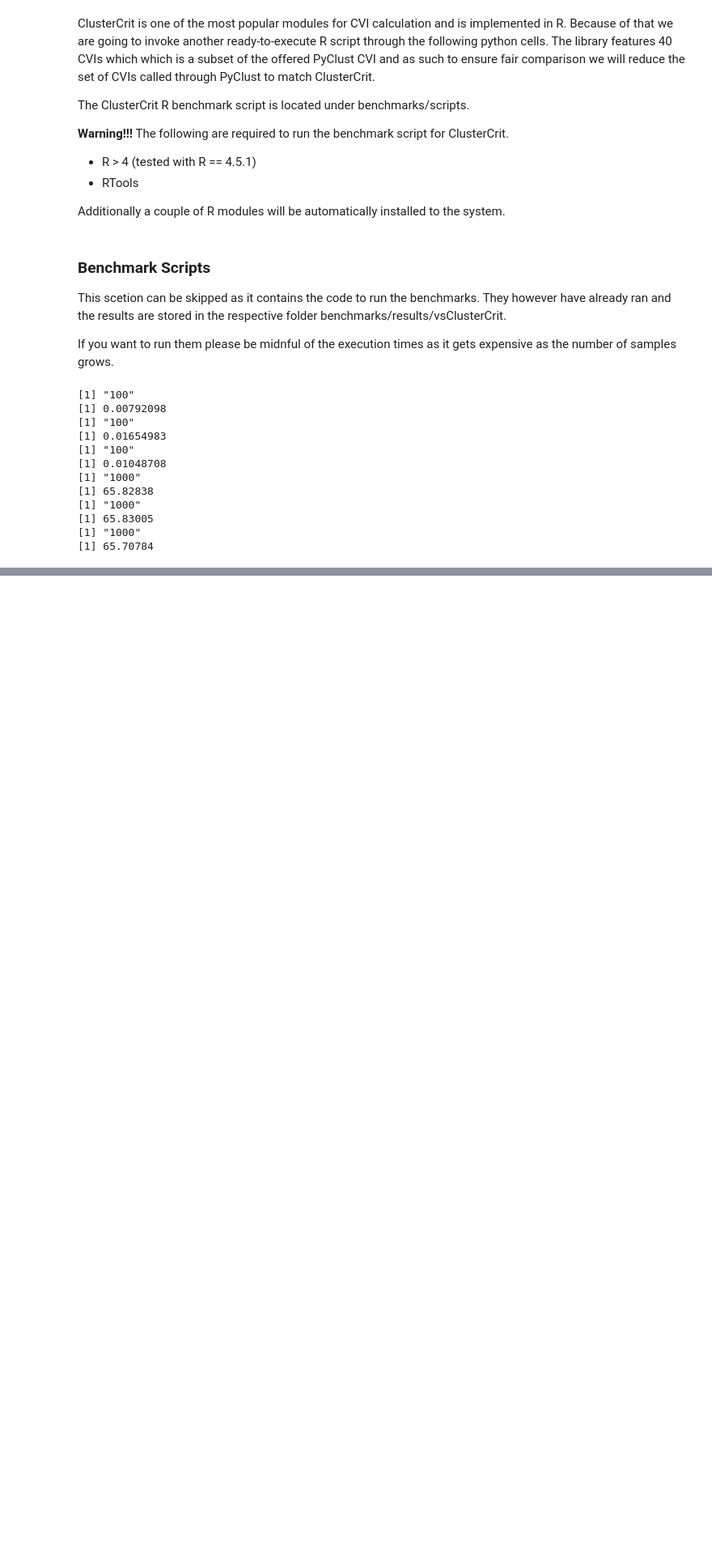
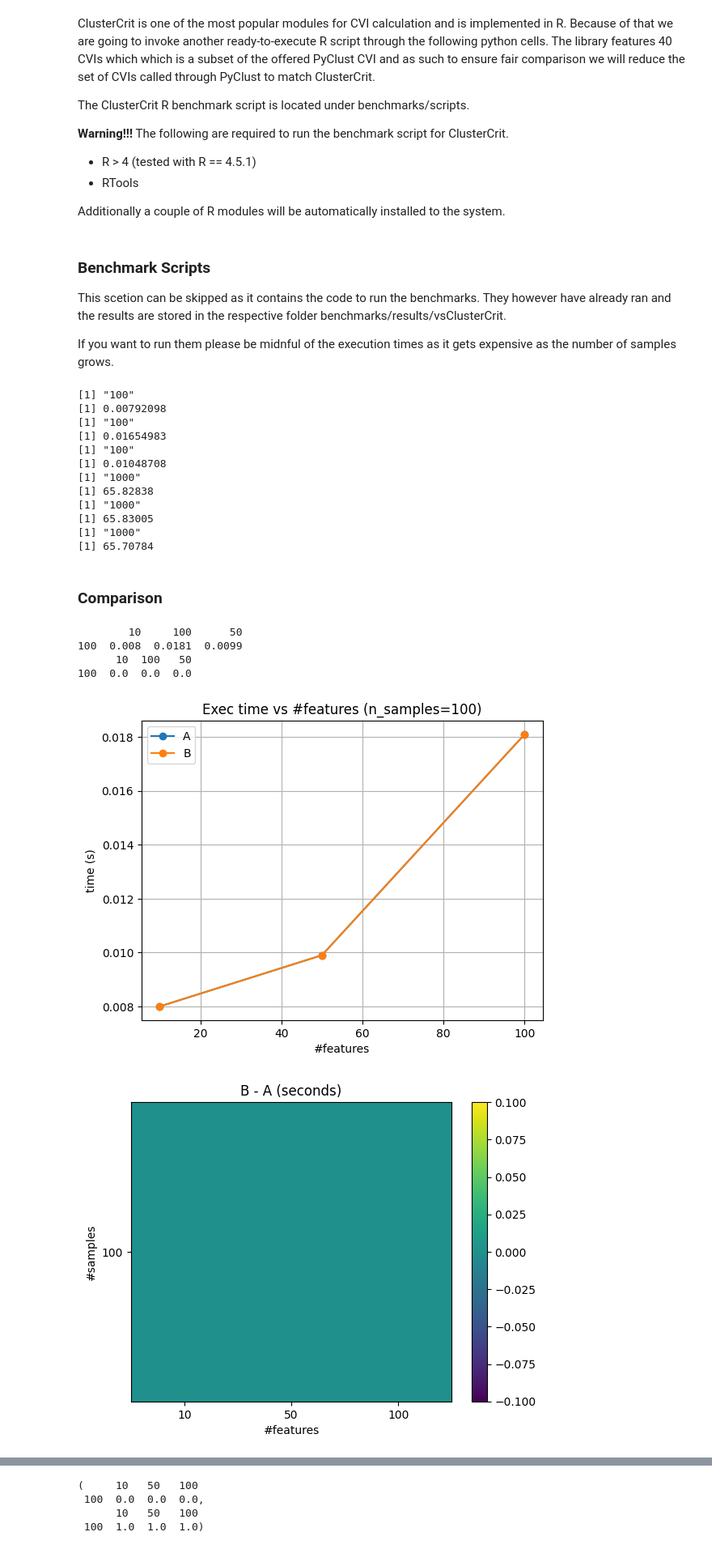
Before and after one commit to yannispoulakis/pyclustkit, a Jupyter notebook: benchmarks/scripts/PyClust CVI Benchmarking.ipynb, the cells around one changed output, grey strips where cells are left out. Shown at 81% size. Cells and saved outputs as stored; diff of their text form; code cells hidden in the pictures; blank space fills up the shorter version.

```diff
--- a/benchmarks/scripts/PyClust CVI Benchmarking.ipynb
+++ b/benchmarks/scripts/PyClust CVI Benchmarking.ipynb
@@ -116,7 +117,7 @@ def open_results(foldername, filename):
     Parses the JSON results and returns 2 pandas dataframes, one for the results means and one for the st. deviation
     """
     # Write results, optional
-    with open(os.path.join(parent_path, "results", foldername, filename), "r") as f:
+    with open(os.path.join(foldername, filename), "r") as f:
         results = json.load(f)
 
         dfs = [
@@ -489,3 +490,16 @@ for folder in os.listdir(data_path):
     print(results)
 
 write_results(foldername="vsClusterCrit", filename="pyclust_vs_clustercrit.json")
+# %% [markdown]
+### Comparison
+# %%
+mean_df_pyclust_vs, std_df_pyclust_vs = open_results(foldername=r"D:\PyClust-Eval\benchmarks\results\vsClusterCrit",
+                                                     filename=r"clustercrit_results.json")
+# %%
+print(mean_df_pyclust_vs)
+print(std_df_pyclust_vs)
+# %% [output]
+        10     100      50
+100  0.008  0.0181  0.0099
+      10  100   50
+100  0.0  0.0  0.0
@@ -491,0 +566,5 @@ write_results(foldername="vsClusterCrit", filename="pyclust_vs_clustercrit.json"
+# %%
+plot_exec_times(mean_df_pyclust_vs, mean_df_pyclust_vs)
+# %% [output]
+[figure, added]
+[figure, added]
@@ -491,0 +572,4 @@ write_results(foldername="vsClusterCrit", filename="pyclust_vs_clustercrit.json"
+(     10   50   100
+ 100  0.0  0.0  0.0,
+      10   50   100
+ 100  1.0  1.0  1.0)
```
Also changed, not shown: parts of 8 cells of this notebook, 1 other file.
